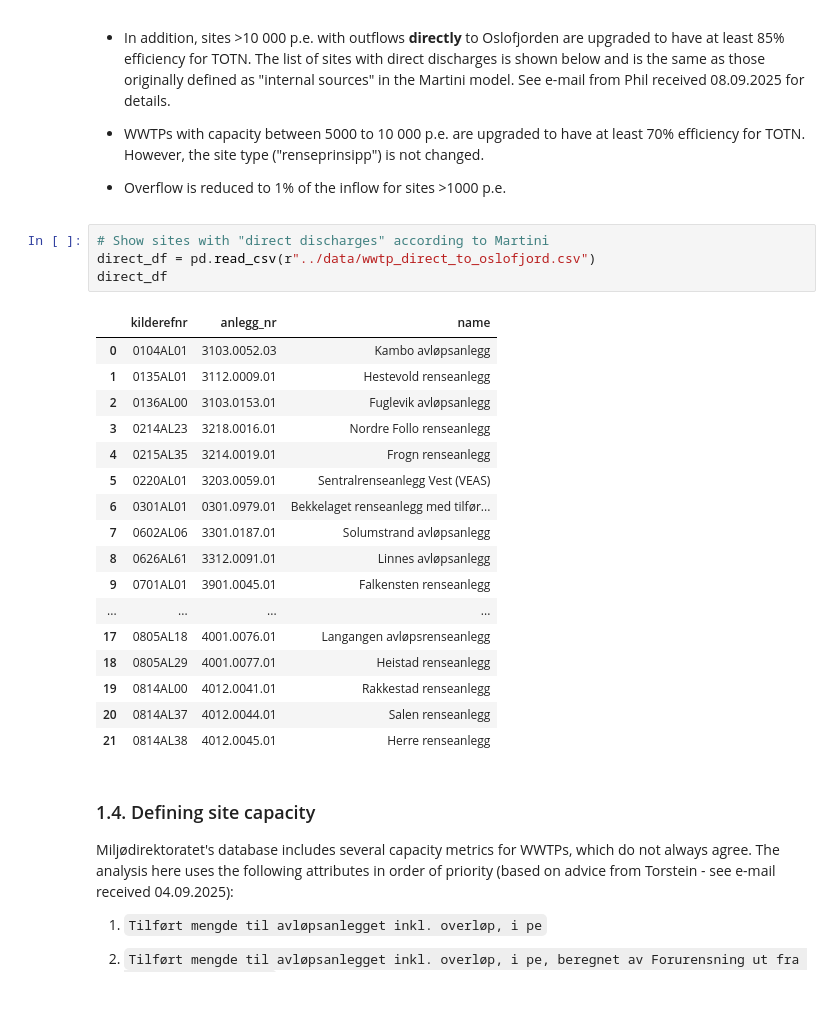
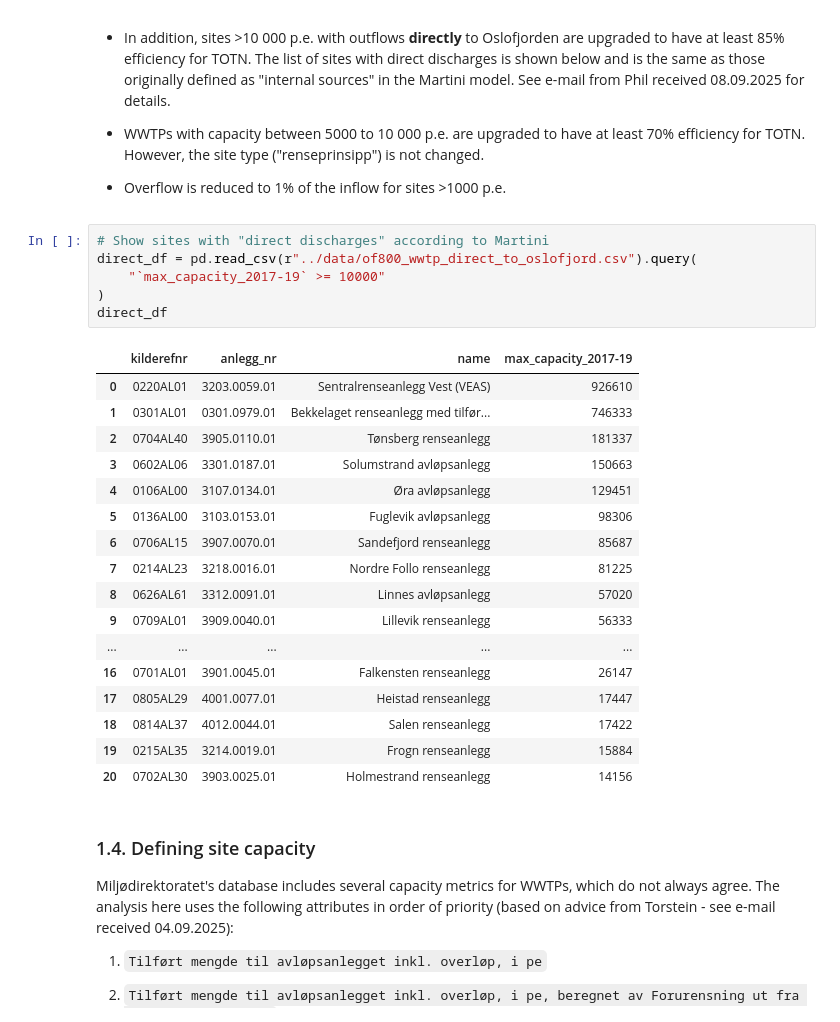
Before and after one commit to NIVANorge/oslomod_phase3_teotil, a Jupyter notebook: code/01_make_scenario_input_files.ipynb, the cells around one changed output. Cells and saved outputs as stored; diff of their text form.

Commit message:
Minor changes to 'direct' WWTP from OF800

```diff
--- a/code/01_make_scenario_input_files.ipynb
+++ b/code/01_make_scenario_input_files.ipynb
@@ -56,26 +56,28 @@ In `Scenario B`:
  * Overflow is reduced to 1% of the inflow for sites >1000 p.e.
 # %%
 # Show sites with "direct discharges" according to Martini
-direct_df = pd.read_csv(r"../data/wwtp_direct_to_oslofjord.csv")
+direct_df = pd.read_csv(r"../data/of800_wwtp_direct_to_oslofjord.csv").query(
+    "`max_capacity_2017-19` >= 10000"
+)
 direct_df
 # %% [output]
-|  | kilderefnr | anlegg_nr | name |
-| 0 | 0104AL01 | 3103.0052.03 | Kambo avløpsanlegg |
-| 1 | 0135AL01 | 3112.0009.01 | Hestevold renseanlegg |
-| 2 | 0136AL00 | 3103.0153.01 | Fuglevik avløpsanlegg |
-| 3 | 0214AL23 | 3218.0016.01 | Nordre Follo renseanlegg |
-| 4 | 0215AL35 | 3214.0019.01 | Frogn renseanlegg |
-| 5 | 0220AL01 | 3203.0059.01 | Sentralrenseanlegg Vest (VEAS) |
-| 6 | 0301AL01 | 0301.0979.01 | Bekkelaget renseanlegg med tilfør... |
-| 7 | 0602AL06 | 3301.0187.01 | Solumstrand avløpsanlegg |
-| 8 | 0626AL61 | 3312.0091.01 | Linnes avløpsanlegg |
-| 9 | 0701AL01 | 3901.0045.01 | Falkensten renseanlegg |
-| ... | ... | ... | ... |
-| 17 | 0805AL18 | 4001.0076.01 | Langangen avløpsrenseanlegg |
-| 18 | 0805AL29 | 4001.0077.01 | Heistad renseanlegg |
-| 19 | 0814AL00 | 4012.0041.01 | Rakkestad renseanlegg |
-| 20 | 0814AL37 | 4012.0044.01 | Salen renseanlegg |
-| 21 | 0814AL38 | 4012.0045.01 | Herre renseanlegg |
+|  | kilderefnr | anlegg_nr | name | max_capacity_2017-19 |
+| 0 | 0220AL01 | 3203.0059.01 | Sentralrenseanlegg Vest (VEAS) | 926610 |
+| 1 | 0301AL01 | 0301.0979.01 | Bekkelaget renseanlegg med tilfør... | 746333 |
+| 2 | 0704AL40 | 3905.0110.01 | Tønsberg renseanlegg | 181337 |
+| 3 | 0602AL06 | 3301.0187.01 | Solumstrand avløpsanlegg | 150663 |
+| 4 | 0106AL00 | 3107.0134.01 | Øra avløpsanlegg | 129451 |
+| 5 | 0136AL00 | 3103.0153.01 | Fuglevik avløpsanlegg | 98306 |
+| 6 | 0706AL15 | 3907.0070.01 | Sandefjord renseanlegg | 85687 |
+| 7 | 0214AL23 | 3218.0016.01 | Nordre Follo renseanlegg | 81225 |
+| 8 | 0626AL61 | 3312.0091.01 | Linnes avløpsanlegg | 57020 |
+| 9 | 0709AL01 | 3909.0040.01 | Lillevik renseanlegg | 56333 |
+| ... | ... | ... | ... | ... |
+| 16 | 0701AL01 | 3901.0045.01 | Falkensten renseanlegg | 26147 |
+| 17 | 0805AL29 | 4001.0077.01 | Heistad renseanlegg | 17447 |
+| 18 | 0814AL37 | 4012.0044.01 | Salen renseanlegg | 17422 |
+| 19 | 0215AL35 | 3214.0019.01 | Frogn renseanlegg | 15884 |
+| 20 | 0702AL30 | 3903.0025.01 | Holmestrand renseanlegg | 14156 |
 # %% [markdown]
 ### 1.4. Defining site capacity
 
```
Also changed, not shown: parts of 2 cells of this notebook, 20 other files.
